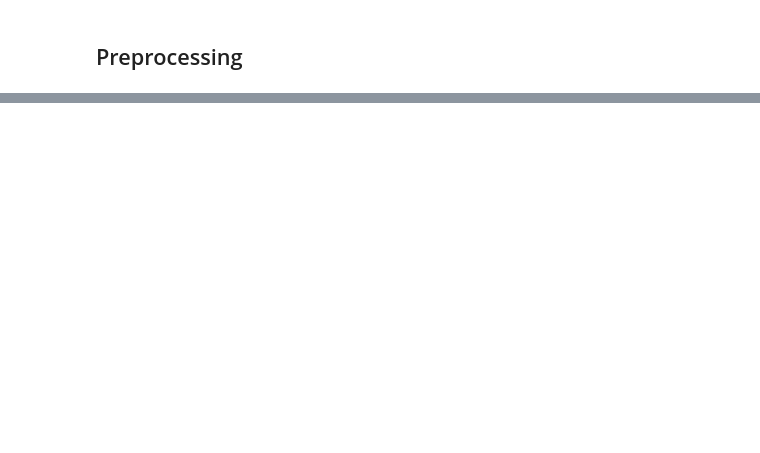
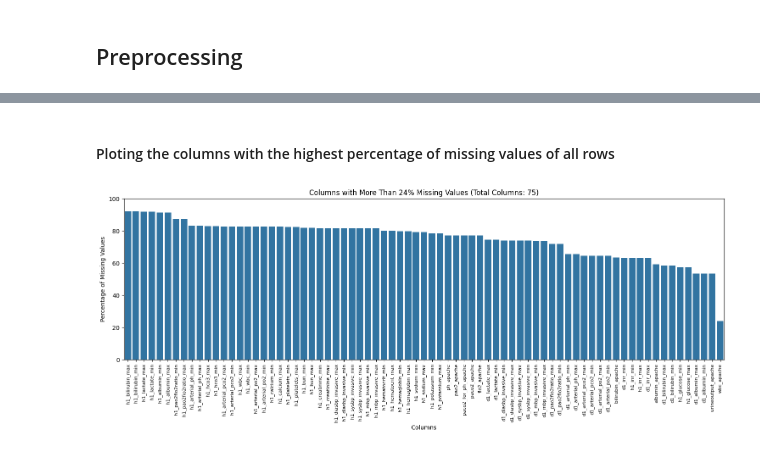
Before and after one commit to lidiaPolyakov/Products-project, a Jupyter notebook: POC/POC - Dataset4/POC - Dataset4.ipynb, the cells around one changed output, grey strips where cells are left out. Saved outputs shown, nothing was run; the diff lists cells and outputs as text; code cells hidden in the pictures; blank space fills up the shorter version.

```diff
--- a/POC/POC - Dataset4/POC - Dataset4.ipynb
+++ b/POC/POC - Dataset4/POC - Dataset4.ipynb
@@ -55,0 +75,21 @@ ds4_clean_mean_missing_vals
+# %% [markdown]
+#### Ploting the columns with the highest percentage of missing values of all rows
+# %%
+total_rows = len(ds4)
+missing_values_percentage = (ds4.isnull().sum() / total_rows) * 100
+
+# Filter and sort columns where more than 24% of the data is missing
+columns_with_over_24_percent_missing = missing_values_percentage[missing_values_percentage > 24].sort_values(ascending=False).index
+num_of_columns = len(columns_with_over_24_percent_missing)  # Count the number of columns
+
+plt.figure(figsize=(15, 6))
+ax = sns.barplot(x=columns_with_over_24_percent_missing, y=missing_values_percentage[columns_with_over_24_percent_missing])
+plt.xlabel('Columns')
+plt.ylabel('Percentage of Missing Values')
+plt.title(f'Columns with More Than 24% Missing Values (Total Columns: {num_of_columns})')
+plt.xticks(rotation=90, fontsize=8)
+plt.ylim(0, 100)
+plt.tight_layout()
+plt.show()
+# %% [output]
+[figure, added]
```
Also changed, not shown: parts of 50 cells of this notebook, 1 other file.
